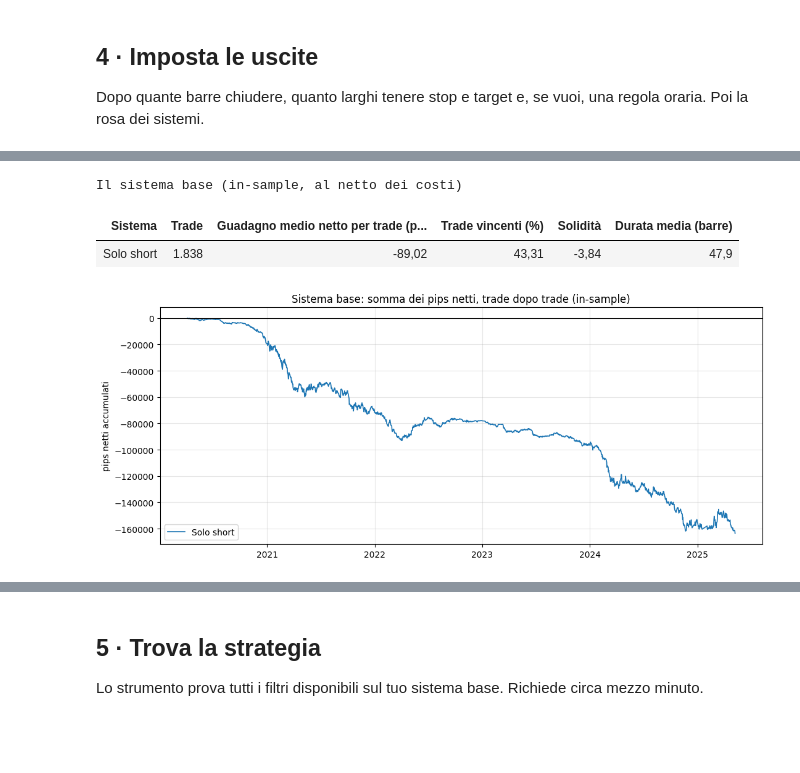
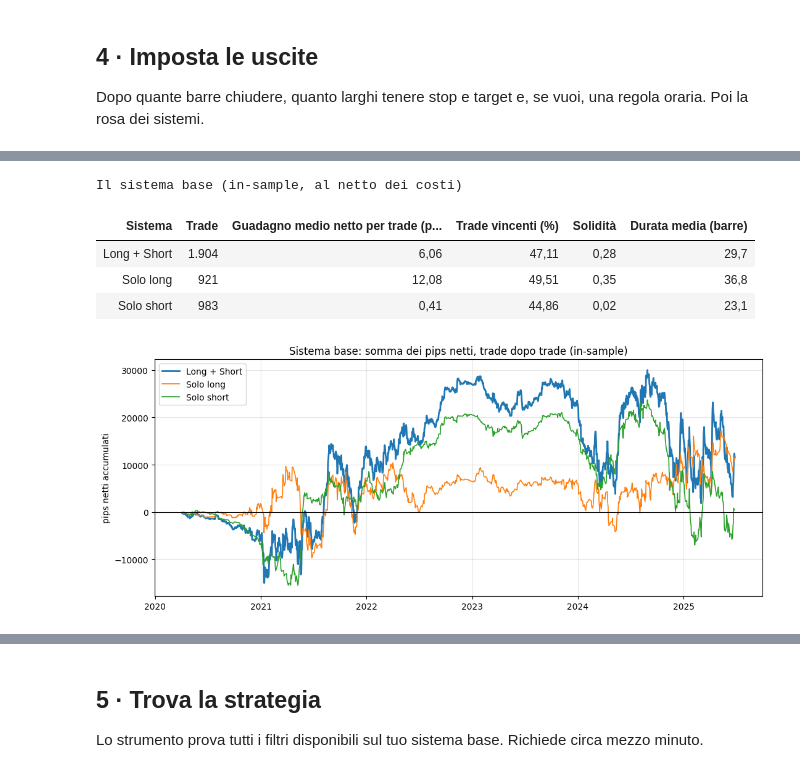
Before and after one commit to matti410/Trading-System-Creator_V4, a Jupyter notebook: Trading_System_Lab_Crypto.ipynb, the cells around one changed output, grey strips where cells are left out. Cells and saved outputs as stored; diff of their text form; code cells hidden in the pictures; blank space fills up the shorter version.

```diff
--- a/Trading_System_Lab_Crypto.ipynb
+++ b/Trading_System_Lab_Crypto.ipynb
@@ -206,22 +206,24 @@ Dopo quante barre chiudere, quanto larghi tenere stop e target e, se vuoi, una r
 # %%
 #@title 4 · Imposta le uscite { display-mode: "form" }
 #@markdown Uscita a tempo, in barre (può essere diversa fra long e short)
-barre_long = 76  #@param {type:"slider", min:1, max:96, step:1}
-barre_short = 64  #@param {type:"slider", min:1, max:96, step:1}
+barre_long = 40  #@param {type:"slider", min:1, max:96, step:1}
+barre_short = 25  #@param {type:"slider", min:1, max:96, step:1}
 #@markdown Stop e target adattivi, come percentile (0 = spento)
 stop = 90  #@param {type:"slider", min:0, max:99, step:1}
 target = 0  #@param {type:"slider", min:0, max:99, step:1}
 #@markdown Regola oraria (facoltativa): `X_ORA_@16:00` chiude alle 16:00 UTC; `X_INVERSIONE_TREND` chiude quando arriva un'ora rossa (per il long) o verde (per lo short) del profilo 2b; `X_ORA_@17:00` è l'uscita del momentum intraday (E36, E37: si entra alle 16:30) e del momentum dopo un salto (E40); `X_ORA_@22:00_UTC` e `X_ORA_@13:00_UTC` chiudono all'ora UTC fissa, per le coppie di ore E38 (si entra alle 21:00 UTC) ed E39 (alle 12:00 UTC)
-regola_uscita = "X_ORA_@18:00"  #@param ["nessuna", "X_INVERSIONE_TREND", "X_ORA_@16:00", "X_ORA_@17:00", "X_ORA_@22:00_UTC", "X_ORA_@13:00_UTC"] {allow-input: true}
+regola_uscita = "nessuna"  #@param ["nessuna", "X_INVERSIONE_TREND", "X_ORA_@16:00", "X_ORA_@17:00", "X_ORA_@22:00_UTC", "X_ORA_@13:00_UTC"] {allow-input: true}
 
 imposta_uscite(s, barre_long=barre_long, barre_short=barre_short, sl=stop, tp=target,
                regola_uscita=regola_uscita);
 # %% [output]
 [interactive output not drawn]
 Il sistema base (in-sample, al netto dei costi)
 | Sistema | Trade | Guadagno medio netto per trade (p... | Trade vincenti (%) | Solidità | Durata media (barre) |
-| Solo short | 1.838 | -89,02 | 43,31 | -3,84 | 47,9 |
+| Long + Short | 1.904 | 6,06 | 47,11 | 0,28 | 29,7 |
+| Solo long | 921 | 12,08 | 49,51 | 0,35 | 36,8 |
+| Solo short | 983 | 0,41 | 44,86 | 0,02 | 23,1 |
-[figure, old version]
+[figure, new version]
 [interactive output not drawn]
 # %%
 #@title 4b · La rosa dei sistemi { display-mode: "form" }
```
Also changed, not shown: parts of 7 cells of this notebook.
